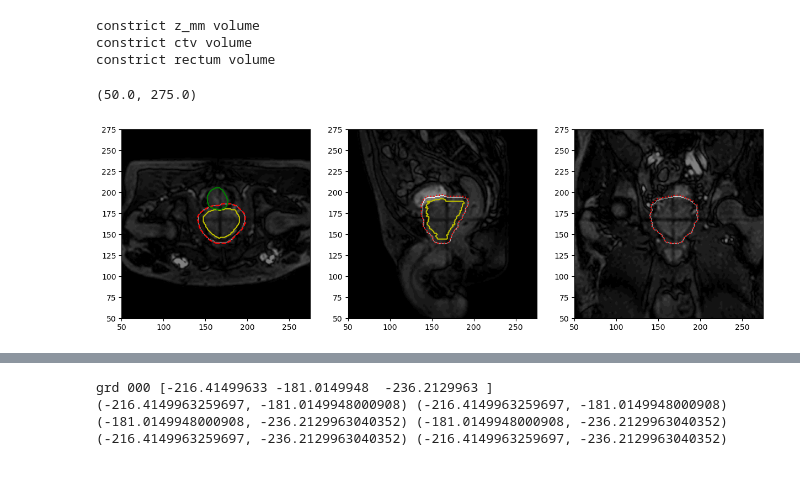
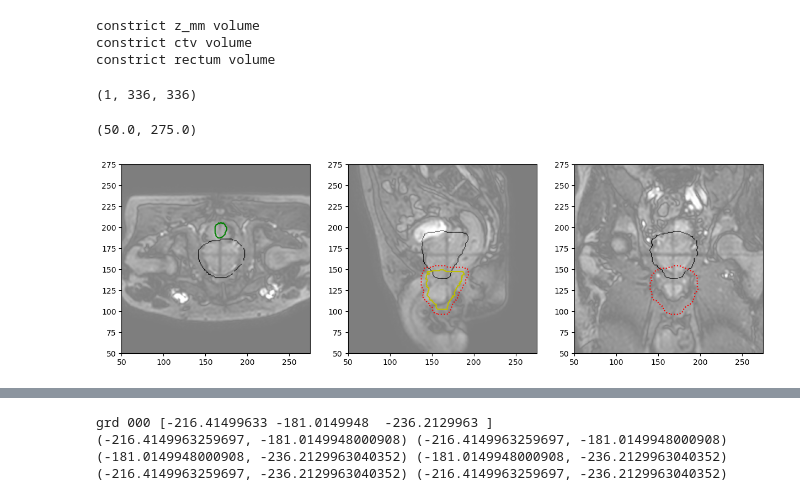
Before and after one commit to davidtilly/MRLCinema, a Jupyter notebook: notebooks/read_motion_analysis.ipynb, the cells around one changed output, grey strips where cells are left out. Saved outputs shown, nothing was run; the diff lists cells and outputs as text; code cells hidden in the pictures.

```diff
--- a/notebooks/read_motion_analysis.ipynb
+++ b/notebooks/read_motion_analysis.ipynb
@@ -112,18 +112,10 @@ time_sorted_transversal = list(filter(lambda cine: cine.direction == SliceDirect
 time_sorted_coronal = list(filter(lambda cine: cine.direction == SliceDirection.CORONAL, time_sorted_cines))
 time_sorted_sagittal = list(filter(lambda cine: cine.direction == SliceDirection.SAGITTAL, time_sorted_cines))
 
-print(time.time()-start, len(cines))
+time_sorted_transversal =[ resample_cine_to_identity(cine) for cine in time_sorted_transversal]
+time_sorted_coronal =[ resample_cine_to_identity(cine) for cine in time_sorted_coronal]
+time_sorted_sagittal =[ resample_cine_to_identity(cine) for cine in time_sorted_sagittal]
 
-for i in range(10):
-    print(i, cines[i].direction, "   ", cines[i].timestamp.time())
-
-# print()
-
-# for i in range(10):
-#     print(i, time_sorted_coronal[i].direction, "   ", time_sorted_coronal[i].timestamp.time())
-
-# for i in range(10):
-#     print(i, time_sorted_sagittal[i].direction, "   ", time_sorted_sagittal[i].timestamp.time())
 
 len(time_sorted_transversal), len(time_sorted_coronal), len(time_sorted_sagittal)
 # %% [output]
@@ -203,39 +180,42 @@ constrict rectum volume
 # %%
 
 f, (ax4, ax5, ax6) = plt.subplots(1, 3, figsize=(15, 10))
 
-ax4.imshow(sitk.GetArrayFromImage(time_sorted_transversal[0].image)[:,:].T, cmap='gray')
-ax4.imshow(sitk.GetArrayFromImage(time_sorted_transversal[0].mask)[:,:].T, cmap='gray', alpha=0.5)
+ax4.imshow(sitk.GetArrayFromImage(time_sorted_transversal[0].image[:,:,0])[:,:], cmap='gray')
+ax4.imshow(sitk.GetArrayFromImage(time_sorted_transversal[0].mask[:,:,0])[:,:], cmap='gray', alpha=0.5)
 ax4.contour(z_mm.mask[:,:,168].T, levels=[0.5], colors='r', linestyles='dashed')
 ax4.contour(ctv.mask[:,:,168].T, levels=[0.5], colors='y')
 ax4.contour(rectum.mask[:,:,168].T, levels=[0.5], colors='g')
 ax4.set_xlim([50, 275])
 ax4.set_ylim([50, 275])
 
-ax5.imshow(sitk.GetArrayFromImage(time_sorted_sagittal[0].image).swapaxes(0, 1), cmap='gray')
-ax5.imshow(sitk.GetArrayFromImage(time_sorted_sagittal[0].mask).swapaxes(0, 1), cmap='gray', alpha=0.5)
+print(time_sorted_sagittal[0].image.GetSize())
+
+ax5.imshow(sitk.GetArrayFromImage(time_sorted_sagittal[0].image[0,:,:]), cmap='gray')
+ax5.imshow(sitk.GetArrayFromImage(time_sorted_sagittal[0].mask[0,:,:]), cmap='gray', alpha=0.5)
 ax5.contour(z_mm.mask[168,:,:].T, levels=[0.5], colors='r', linestyles='dotted')
 ax5.contour(ctv.mask[168,:,:].T, levels=[0.5], colors='y')
 ax5.set_xlim([50, 275])
 ax5.set_ylim([50, 275])
 
-ax6.imshow(sitk.GetArrayFromImage(time_sorted_coronal[0].image).swapaxes(0, 1), cmap='gray')
-ax6.imshow(sitk.GetArrayFromImage(time_sorted_coronal[0].mask).swapaxes(0, 1), cmap='gray', alpha=0.5)
+ax6.imshow(sitk.GetArrayFromImage(time_sorted_coronal[0].image[:,0,:]), cmap='gray')
+ax6.imshow(sitk.GetArrayFromImage(time_sorted_coronal[0].mask[:,0,:]), cmap='gray', alpha=0.5)
 ax6.contour(z_mm.mask[:,168,:].T, levels=[0.5], colors='r', linestyles='dotted')
 ax6.set_xlim([50, 275])
 ax6.set_ylim([50, 275])
 
 
 
 #ax6.contour(rectum.mask[168,:,:].T, levels=[0.5], colors='g')
 #ax6.contour(bladder.mask[168,:,:].T, levels=[0.5], colors='y')
 
 #X-axis: Increases from the patient's right to left.
 #Y-axis: Increases from the patient's anterior (front) to posterior (back).
 #Z-axis: Increases from the patient's feet to head12.
 # %% [output]
-(50.0, 275.0)
+(1, 336, 336)
+(50.0, 275.0)
-[figure, old version]
+[figure, new version]
 # %%
 #
 # Crop images
```
Also changed, not shown: parts of 4 cells of this notebook, 1 other file.
